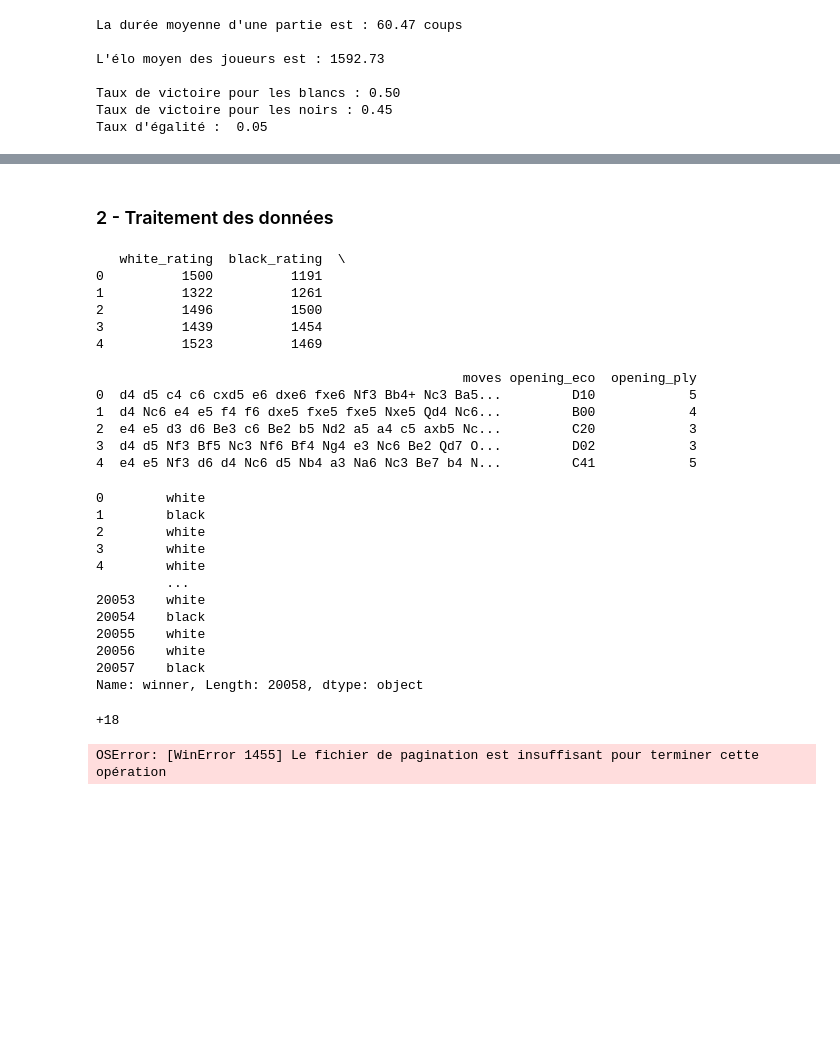
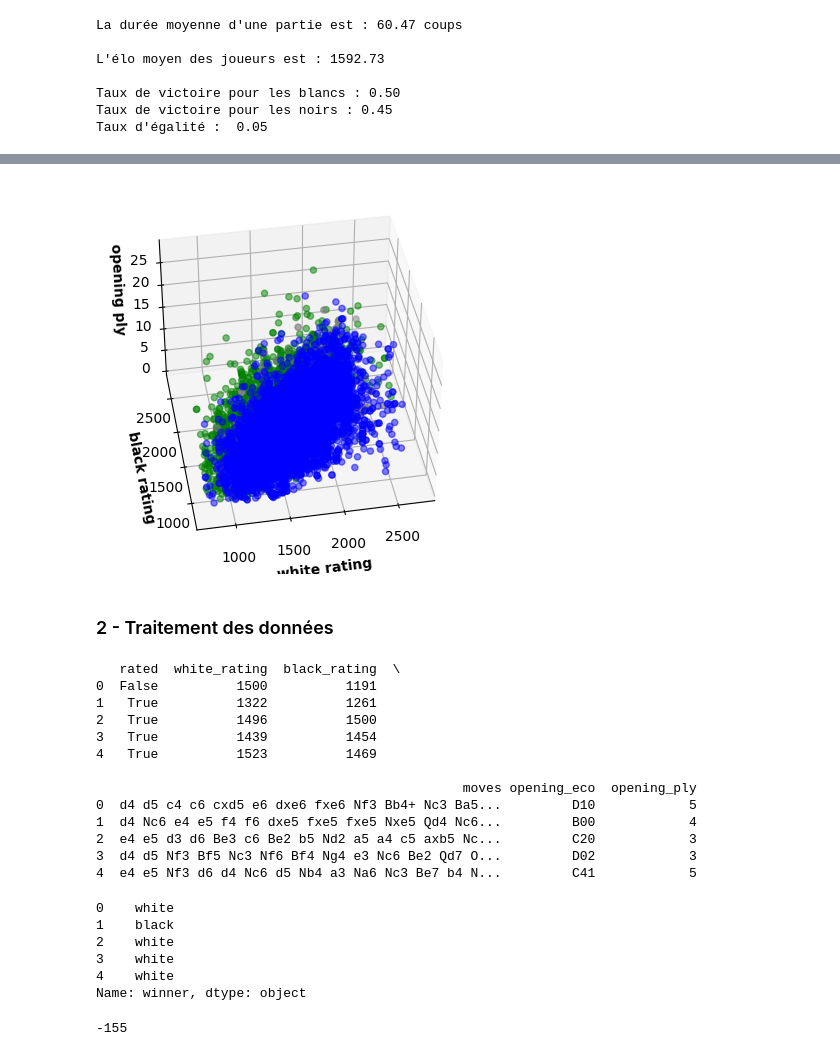
Before and after one commit to guicag/chess_ml, a Jupyter notebook: exploration.ipynb, the cells around one changed output, grey strips where cells are left out. Drawn from its saved outputs; the diff is of its cells as text; code cells hidden in the pictures; blank space fills up the shorter version.

```diff
--- a/exploration.ipynb
+++ b/exploration.ipynb
@@ -137,15 +153,33 @@ Taux d'égalité :  0.05
+# %%
+# Schéma représentant les parties gagné par les blanc (bleu), les parties gagné par les noir (vert) et les égalités en fonction de l'élo des deux joueurs + du nombre de coups de l'ouverture
+fig = plt.figure()
+ax = plt.axes(projection='3d')
+
+
+ax.scatter3D(temp_white["white_rating"], temp_white["black_rating"], temp_white["opening_ply"], color="blue", alpha=0.5)
+ax.scatter3D(temp_black["white_rating"], temp_black["black_rating"], temp_black["opening_ply"], color="green", alpha=0.5)
+ax.scatter3D(temp_draw["white_rating"], temp_draw["black_rating"], temp_draw["opening_ply"], color="gray")
+
+
+ax.set_xlabel('white rating',  fontsize=10.0, fontweight='bold')
+ax.set_ylabel('black rating',  fontsize=10.0, fontweight='bold')
+ax.set_zlabel('opening ply',   fontsize=10.0, fontweight='bold')
+
+ax.view_init(40,-100)
+# %% [output]
+[figure, added]
 # %% [markdown]
 ### 2 - Traitement des données
 # %%
-X = df.drop(["id", "rated", "last_move_at", "created_at", "turns", "victory_status", "increment_code", "black_id", "white_id", "opening_name", "winner"], axis=1)
+X = df.drop(["id", "last_move_at", "created_at", "turns", "victory_status", "increment_code", "black_id", "white_id", "opening_name", "winner"], axis=1)
 print(X.head())
 # %% [output]
-   white_rating  black_rating  \
-0          1500          1191
-1          1322          1261
-2          1496          1500
-3          1439          1454
-4          1523          1469
+   rated  white_rating  black_rating  \
+0  False          1500          1191
+1   True          1322          1261
+2   True          1496          1500
+3   True          1439          1454
+4   True          1523          1469
 
                                                moves opening_eco  opening_ply
 0  d4 d5 c4 c6 cxd5 e6 dxe6 fxe6 Nf3 Bb4+ Nc3 Ba5...         D10            5
@@ -155,17 +189,11 @@ print(X.head())
 4  e4 e5 Nf3 d6 d4 Nc6 d5 Nb4 a3 Na6 Nc3 Be7 b4 N...         C41            5
 # %%
 y = df["winner"]
-print(y)
+print(y.head())
 # %% [output]
-0        white
-1        black
-2        white
-3        white
-4        white
-         ...
-20053    white
-20054    black
-20055    white
-20056    white
-20057    black
-Name: winner, Length: 20058, dtype: object
+0    white
+1    black
+2    white
+3    white
+4    white
+Name: winner, dtype: object
@@ -177,19 +310,16 @@ def stockfish_evaluation(board, time_limit = 0.01):
 # %%
 board = chess.Board()
-moves = X["moves"].get(0).split()
+moves = X["moves"].get(0).split()[:X["opening_ply"].get(0)]
 for i in range(0, X["opening_ply"].get(0)):
     board.push_san(moves[i])
-print(stockfish_evaluation(board))
+print(evaluate_board(board))
 # %% [output]
-+18
+-155
 # %%
-evaluating_board = []
+boards = []
 for i in range(0, len(X)):
     moves = X["moves"].get(i).split()[:X["opening_ply"].get(i)]
     board = chess.Board()
-    for j in range(0, X["opening_ply"].get(i)):
+    for j in range(0, len(moves)):
         board.push_san(moves[j])
-    evaluating_board.append(stockfish_evaluation(board))
-print(evaluating_board)
+    boards.append(board)
-# %% [output]
-OSError: [WinError 1455] Le fichier de pagination est insuffisant pour terminer cette opération
```
Also changed, not shown: parts of 31 cells of this notebook.
